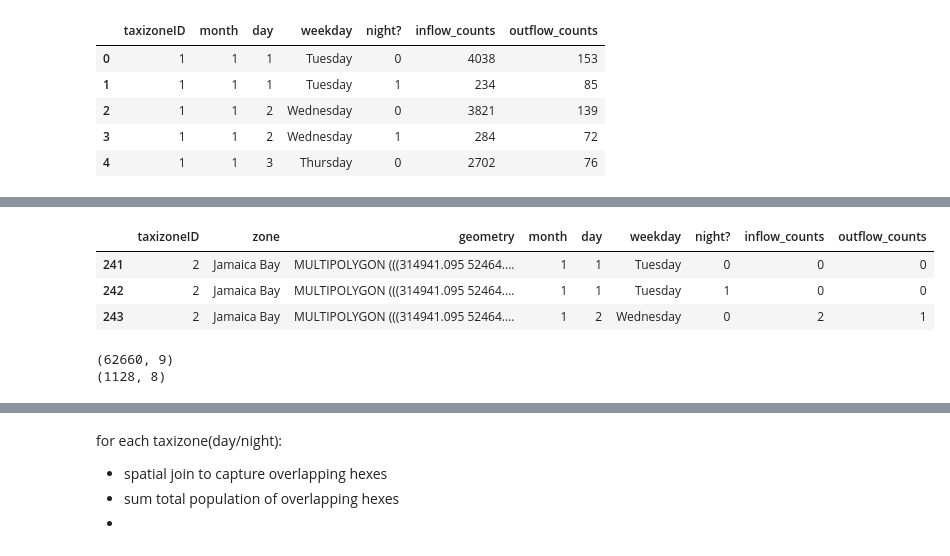
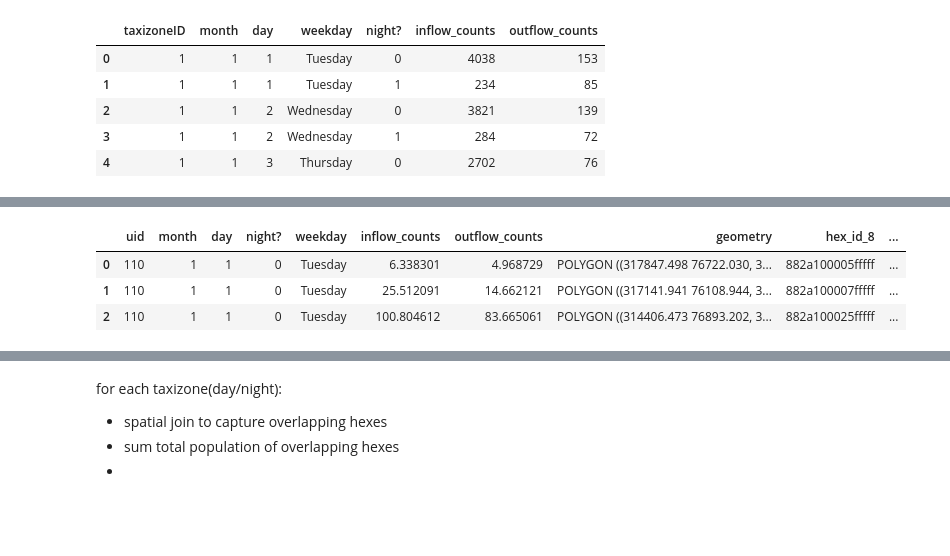
Before and after one commit to nlicalzi/mapping_nighttime_mobility, a Jupyter notebook: notebooks/taxi_zone_disaggregation.ipynb, the cells around one changed output, grey strips where cells are left out. Saved outputs shown, nothing was run; the diff lists cells and outputs as text; code cells hidden in the pictures; blank space fills up the shorter version.

Commit message:
produced output file containing taxi demand by hex for each month, day, and night? bool in the taxi ridership data

```diff
--- a/notebooks/taxi_zone_disaggregation.ipynb
+++ b/notebooks/taxi_zone_disaggregation.ipynb
@@ -6,7 +6,9 @@ import geopandas as gpd
 import matplotlib.pyplot as plt
 from mpl_toolkits.axes_grid1 import make_axes_locatable
 
-pd.options.display.max_rows = 1000 # this will set limit of rows to 500
+pd.options.display.max_columns = 1000      # set column display
+pd.options.display.max_rows = 1000         # set row display
+pd.options.mode.chained_assignment = None  # default='warn'
 
 # LandScan population statistics for day and nighttime, aggregated to hexes
 hexes     = gpd.read_file('../data/shapefiles/nyc/population_hexbinned.geojson')
@@ -100,0 +110,36 @@ estimates.head()
+# %%
+# Create our target GDF to append to as we iterate
+# through UIDs and perform areal interpolation
+cols = ['uid', 'month', 'day', 'night?', 'weekday',
+        'inflow_counts', 'outflow_counts', 'geometry']
+
+hexes_taxidemand = gpd.GeoDataFrame(columns=cols) # target output GDF
+
+# get our UIDs and set up our cleaned hexes DF to populate on each iteration
+uids = tz_no_airports['uid'].unique() # unique month/day/night? pairs in dataset
+sel_cols = ['hex_id_8', 'night_pop', 'day_pop', 'geometry']
+clean_hexes = hexes[sel_cols].copy()
+
+for uid in uids: # for each of the UIDs (month/day/night?) represented in our TZ data
+    uid_subset = tz_no_airports[tz_no_airports['uid'] == uid]
+    hex_subset = clean_hexes.copy()
+
+    # areal interpolation using Tobler: disaggregate ridership from TZs to hexes
+    estimates = tobler.area_weighted.area_interpolate(uid_subset,
+                                                      hexes,
+                                                      extensive_variables=\
+                                                          ['inflow_counts','outflow_counts'])
+
+    # add outcome of our areal interpolation as a feature
+    hex_subset['inflow_counts']  = estimates['inflow_counts']
+    hex_subset['outflow_counts'] = estimates['outflow_counts']
+
+    # fill rest of hex info based on TZ (already selected by `uid`)
+    hex_subset['uid']     = uid
+    hex_subset['month']   = uid_subset.iloc[1]['month']
+    hex_subset['day']     = uid_subset.iloc[1]['day']
+    hex_subset['night?']  = uid_subset.iloc[1]['night?']
+    hex_subset['weekday'] = uid_subset.iloc[1]['weekday']
+
+
+    hexes_taxidemand = hexes_taxidemand.append(hex_subset)
@@ -101,13 +188,7 @@ estimates.head()
 # %%
-tz_no_airports.head(3)
+hexes_taxidemand.head(3)
 # %% [output]
-|  | taxizoneID | zone | geometry | month | day | weekday | night? | inflow_counts | outflow_counts |
-| 241 | 2 | Jamaica Bay | MULTIPOLYGON (((314941.095 52464.... | 1 | 1 | Tuesday | 0 | 0 | 0 |
-| 242 | 2 | Jamaica Bay | MULTIPOLYGON (((314941.095 52464.... | 1 | 1 | Tuesday | 1 | 0 | 0 |
-| 243 | 2 | Jamaica Bay | MULTIPOLYGON (((314941.095 52464.... | 1 | 2 | Wednesday | 0 | 2 | 1 |
+|  | uid | month | day | night? | weekday | inflow_counts | outflow_counts | geometry | hex_id_8 | ... |
+| 0 | 110 | 1 | 1 | 0 | Tuesday | 6.338301 | 4.968729 | POLYGON ((317847.498 76722.030, 3... | 882a100005fffff | ... |
+| 1 | 110 | 1 | 1 | 0 | Tuesday | 25.512091 | 14.662121 | POLYGON ((317141.941 76108.944, 3... | 882a100007fffff | ... |
+| 2 | 110 | 1 | 1 | 0 | Tuesday | 100.804612 | 83.665061 | POLYGON ((314406.473 76893.202, 3... | 882a100025fffff | ... |
-# %%
-print(tz_no_airports.shape)
-print(hexes.shape)
-# %% [output]
-(62660, 9)
-(1128, 8)
```
Also changed, not shown: parts of 14 cells of this notebook.
